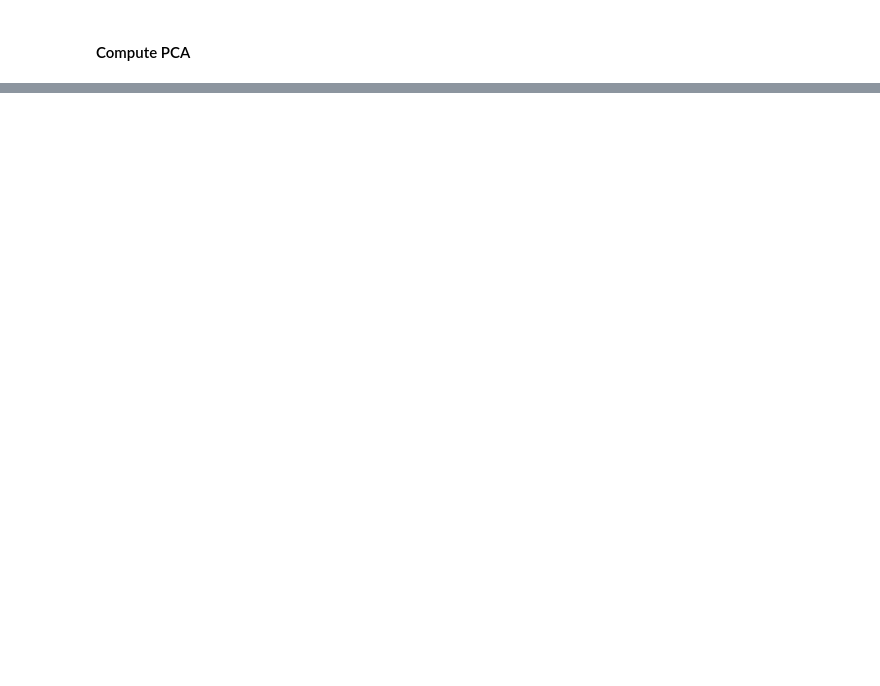
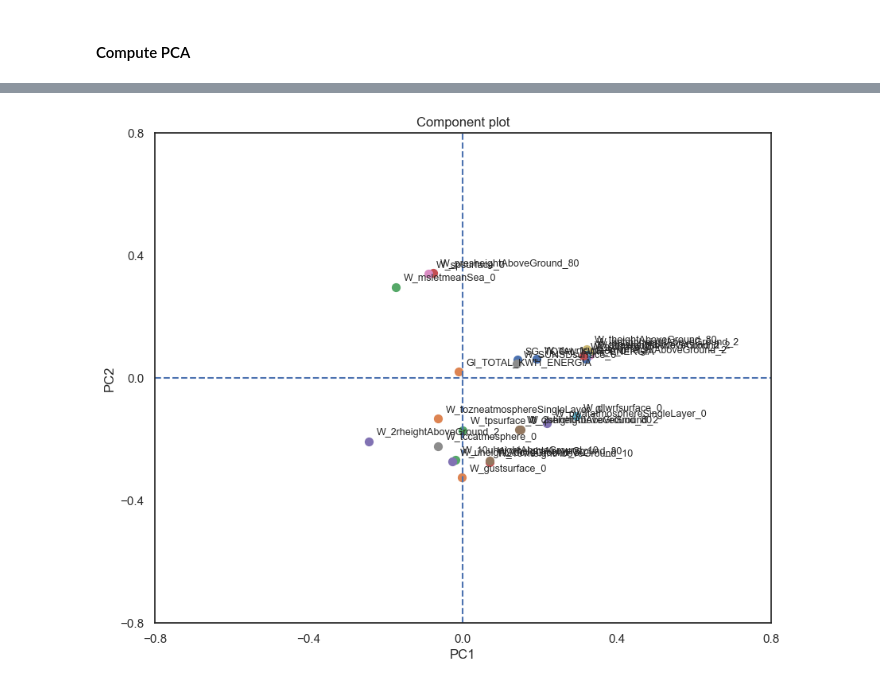
Before and after one commit to sajodajo/CCCCC-Datathon, a Jupyter notebook: D1-1_EDA.ipynb, the cells around one changed output, grey strips where cells are left out. Cells and saved outputs as stored; diff of their text form; code cells hidden in the pictures; blank space fills up the shorter version.

```diff
--- a/D1-1_EDA.ipynb
+++ b/D1-1_EDA.ipynb
@@ -205,0 +283,20 @@ Y_sklearn = sklearn_pca.fit_transform(X_std)
+# %%
+# Shows Factor loadings = correlations between variables and factors
+print ("")
+print ("Factor loadings:")
+
+pd.set_option('display.float_format', '{:.4f}'.format)
+
+dfloadings=pd.DataFrame(
+    data    = sklearn_pca_final.components_,
+    columns = data_All.columns,
+)
+
+index_list=[]
+for n in range(n_components):
+    index_list.append("PC"+str(n+1))
+
+dfloadings.index = index_list
+
+# Hide low values so that it is clearer
+dfloadings.T.where(abs(dfloadings.T) > 0.3  , "")  # we hide values lower than 0.25 to better display the relations
@@ -205,0 +351,35 @@ Y_sklearn = sklearn_pca.fit_transform(X_std)
+# %%
+import matplotlib.pyplot as plt
+import numpy as np
+
+# Get the loadings of x and y axes
+dfloadT = dfloadings.T
+
+xs = dfloadT.PC1
+ys = dfloadT.PC2
+
+plt.figure(figsize=(10, 8))
+plt.axvline(x=0, color='b', linestyle='dashed')
+plt.axhline(y=0, color='b', linestyle='dashed')
+
+# Plot the loadings on a scatterplot
+for i, varnames in enumerate(dfloadings.columns):
+    plt.scatter(xs.iloc[i], ys.iloc[i], s=50)
+
+    # Slightly offset the text to avoid overlap
+    plt.text(xs.iloc[i] + 0.02, ys.iloc[i] + 0.02, varnames, fontsize=9)
+
+# Define the axes and show plot
+xticks = np.linspace(-0.8, 0.8, num=5)
+yticks = np.linspace(-0.8, 0.8, num=5)
+plt.xticks(xticks)
+plt.yticks(yticks)
+plt.xlabel('PC1')
+plt.ylabel('PC2')
+plt.title('Component plot')
+
+# Save the plot and show it
+plt.savefig('Component_plot.png', bbox_inches='tight')  # Avoid cutting parts off
+plt.show()
+# %% [output]
+[figure, added]
```
Also changed, not shown: parts of 16 cells of this notebook, 3 other files.
